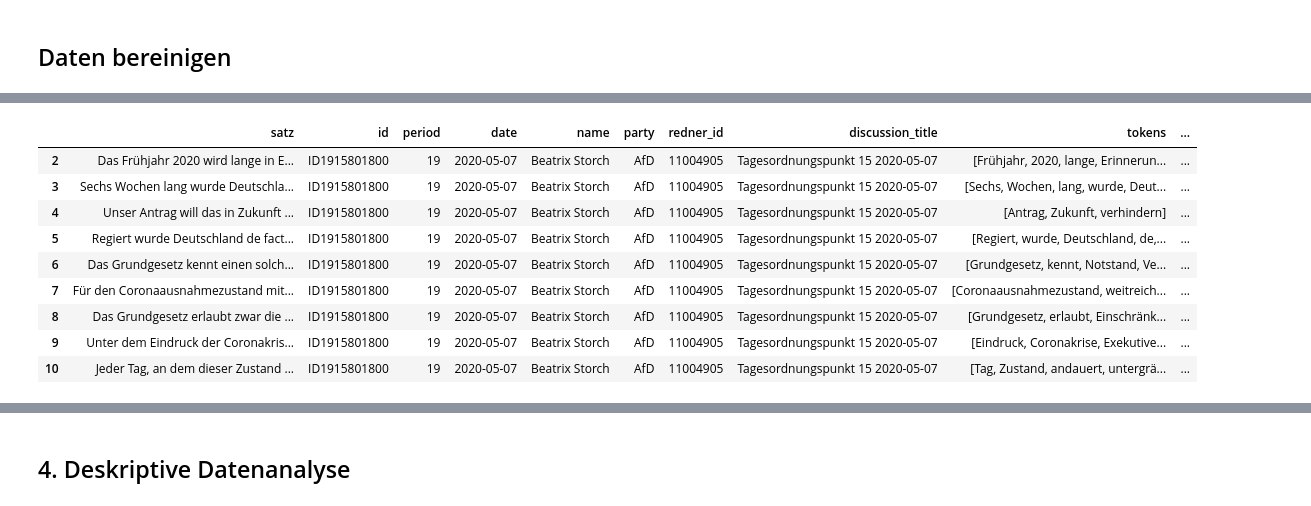
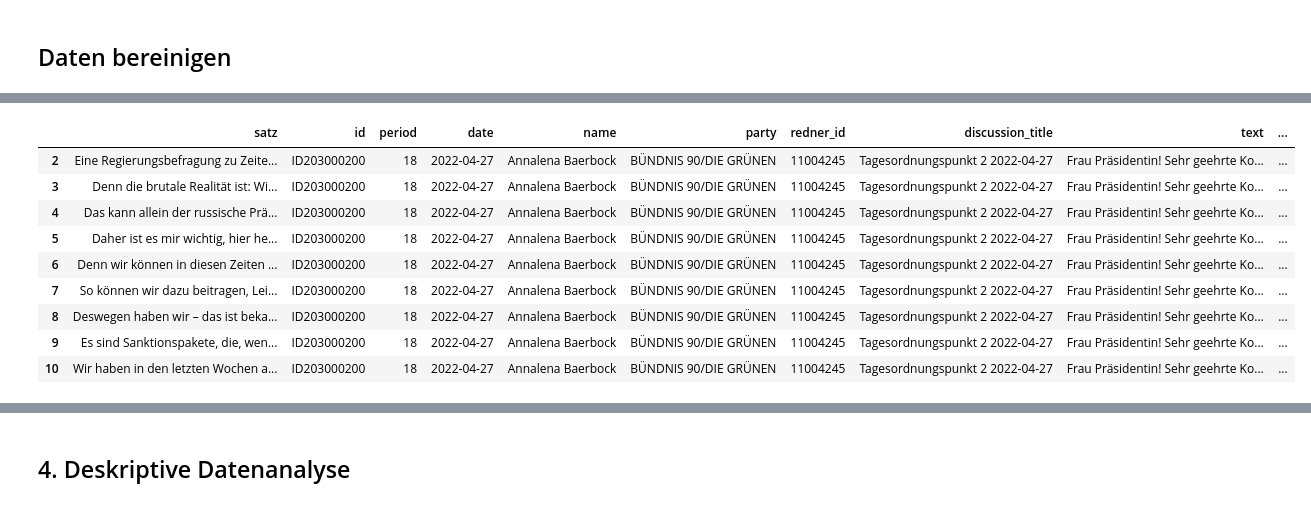
Before and after one commit to PHofmannn/Politische-Debatten, a Jupyter notebook: Data_Preprocessing.ipynb, the cells around one changed output, grey strips where cells are left out. Cells and saved outputs as stored; diff of their text form; code cells hidden in the pictures.

```diff
--- a/Data_Preprocessing.ipynb
+++ b/Data_Preprocessing.ipynb
@@ -328,13 +42,13 @@ def plot_sentiment_wordclouds(df):
 ### Datensatz einlesen
 # %%
 # df Legislaturperiode 2019 (24.10.2017-26.09.21)
-df19 = pd.read_json('/Users/paulahofmann/Library/CloudStorage/OneDrive-Persönlich/Uni/2. Lernpools Master/3. Semester/Soziologie/Data/speeches_19.jsonl', lines=True)
+df19 = pd.read_json(r"C:\Users\paula\OneDrive\Uni\2. Lernpools Master\3. Semester\Soziologie\Data\speeches_19.jsonl", lines=True)
 df19['date'] = pd.to_datetime(df19['date'])
 df19.sort_values(by='date')
 
 
 # df Legislaturperiode 2020 (24.10.2017-26.09.21)
-df20 = pd.read_json('/Users/paulahofmann/Library/CloudStorage/OneDrive-Persönlich/Uni/2. Lernpools Master/3. Semester/Soziologie/Data/speeches_20.jsonl', lines=True)
+df20 = pd.read_json(r"C:\Users\paula\OneDrive\Uni\2. Lernpools Master\3. Semester\Soziologie\Data\speeches_20.jsonl", lines=True)
 df20['date'] = pd.to_datetime(df20['date'])
 df20.sort_values(by='date')
 # %% [output]
@@ -351,15 +65,20 @@ df20.sort_values(by='date')
 | 9138 | Frau Präsidentin! Herr Staatssekr... | ID209804000 | 18 | 2023-04-21 | Mechthilde Wittmann | CDU/CSU | 11005261 | Tagesordnungspunkt 13 2023-04-21 |
 | 9164 | Frau Präsidentin! Meine Damen und... | ID209806600 | 18 | 2023-04-21 | Sascha Müller | BÜNDNIS 90/DIE GRÜNEN | 11005162 | Tagesordnungspunkt 22 2023-04-21 |
 10791 rows × 8 columns
+# %%
+# Im Nächsten Schritt filtern wir den Dataframe aus der 19 Periode auf die passenden Zeiträume, da wir nur die Reden im Zeitraum von Corona erhalten wollen 09.03.2020
+start_date = pd.to_datetime('2020-02-25')
+df19_filtered = df19[df19['date'] >= start_date]
 # %%
 # Festlegung der Keywords nach den gesucht werden soll
-keywords = ['Covid-19', 'Freiheit', 'Recht','Impfung', 'Einschränkung']
+keywords = ['Covid-19']
 
 # Aufruf der Methode, um die Reden zu erhalten, die entsprechende Keywords haben.
-df_2020_05 = filter_dataframe_by_keywords_with_synonyms(df19, keywords)
+df19_Covid = Sentiment_Methods.filter_dataframe_by_keywords_with_synonyms(df19_filtered, keywords)
 
+#
+df20_Covid = Sentiment_Methods.filter_dataframe_by_keywords_with_synonyms(df20, keywords)
 
 # Ausgabe der gefundenen Reden
-print(df_2020_05)
-df_2020_05.head(4)
+df19_Covid.head(4)
 # %% [output]
@@ -368,9 +142,8 @@ NameError: name 'df19' is not defined
 ### Datensatz bearbeiten
 # %%
 #Methodenaufruf, indem df durch Satztokenisierung umgewandelt wird und in neuen df_grundrechte gespeichert wird: Jede Zeile enthält einen Satz
-df_grundrechte = tokenize_and_split_sentences (df_2020_05)
-
-df_grundrechte.head(15)
+df19_Covid_Split = Sentiment_Methods.tokenize_and_split_sentences (df19_Covid)
+df20_Covid_Split = Sentiment_Methods.tokenize_and_split_sentences (df20_Covid)
 # %% [markdown]
 ## Daten bereinigen
 # %%
@@ -378,11 +151,13 @@ import nltk
 nltk.download('stopwords')
 
 #Festlegen einer eigenen Stoppwortliste
-my_stopwords = ['ministerin', 'minister', 'kollege', 'kollegin', 'präsidentin', 'kolleginnen', 'kollegen', 'frau', 'herr', 'mann', 'geehrte', 'geehrter', 'liebe', 'lieber', 'damen', 'herren', 'präsident']
+my_stopwords = ['ministerin', 'minister', 'kollege', 'kollegin', 'präsidentin', 'kolleginnen', 'kollegen', 'frau', 'herr', 'mann', 'geehrte', 'geehrter', 'liebe', 'lieber', 'damen', 'herren', 'präsident', 'vielen dank','dank','redner','rednerin']
 
 #Methodenaufruf clean_text zur Textverarbeitung
-df_grundrechte_cleaned = clean_text(df_grundrechte, my_stopwords)
+df19_Covid_cleaned = Sentiment_Methods.clean_text(df19_Covid_Split, my_stopwords)
+df19_Covid_cleaned.head(9)
 
-df_grundrechte_cleaned.head(9)
+df20_Covid_cleaned = Sentiment_Methods.clean_text(df20_Covid_Split, my_stopwords)
+df20_Covid_cleaned.head(9)
 # %% [output]
 [nltk_data] Downloading package stopwords to
@@ -390,11 +165,11 @@ df_grundrechte_cleaned.head(9)
 [nltk_data]   Package stopwords is already up-to-date!
-|  | satz | id | period | date | name | party | redner_id | discussion_title | tokens | ... |
-| 2 | Das Frühjahr 2020 wird lange in E... | ID1915801800 | 19 | 2020-05-07 | Beatrix Storch | AfD | 11004905 | Tagesordnungspunkt 15 2020-05-07 | [Frühjahr, 2020, lange, Erinnerun... | ... |
-| 3 | Sechs Wochen lang wurde Deutschla... | ID1915801800 | 19 | 2020-05-07 | Beatrix Storch | AfD | 11004905 | Tagesordnungspunkt 15 2020-05-07 | [Sechs, Wochen, lang, wurde, Deut... | ... |
-| 4 | Unser Antrag will das in Zukunft ... | ID1915801800 | 19 | 2020-05-07 | Beatrix Storch | AfD | 11004905 | Tagesordnungspunkt 15 2020-05-07 | [Antrag, Zukunft, verhindern] | ... |
-| 5 | Regiert wurde Deutschland de fact... | ID1915801800 | 19 | 2020-05-07 | Beatrix Storch | AfD | 11004905 | Tagesordnungspunkt 15 2020-05-07 | [Regiert, wurde, Deutschland, de,... | ... |
-| 6 | Das Grundgesetz kennt einen solch... | ID1915801800 | 19 | 2020-05-07 | Beatrix Storch | AfD | 11004905 | Tagesordnungspunkt 15 2020-05-07 | [Grundgesetz, kennt, Notstand, Ve... | ... |
-| 7 | Für den Coronaausnahmezustand mit... | ID1915801800 | 19 | 2020-05-07 | Beatrix Storch | AfD | 11004905 | Tagesordnungspunkt 15 2020-05-07 | [Coronaausnahmezustand, weitreich... | ... |
-| 8 | Das Grundgesetz erlaubt zwar die ... | ID1915801800 | 19 | 2020-05-07 | Beatrix Storch | AfD | 11004905 | Tagesordnungspunkt 15 2020-05-07 | [Grundgesetz, erlaubt, Einschränk... | ... |
-| 9 | Unter dem Eindruck der Coronakris... | ID1915801800 | 19 | 2020-05-07 | Beatrix Storch | AfD | 11004905 | Tagesordnungspunkt 15 2020-05-07 | [Eindruck, Coronakrise, Exekutive... | ... |
-| 10 | Jeder Tag, an dem dieser Zustand ... | ID1915801800 | 19 | 2020-05-07 | Beatrix Storch | AfD | 11004905 | Tagesordnungspunkt 15 2020-05-07 | [Tag, Zustand, andauert, untergrä... | ... |
+|  | satz | id | period | date | name | party | redner_id | discussion_title | text | ... |
+| 2 | Eine Regierungsbefragung zu Zeite... | ID203000200 | 18 | 2022-04-27 | Annalena Baerbock | BÜNDNIS 90/DIE GRÜNEN | 11004245 | Tagesordnungspunkt 2 2022-04-27 | Frau Präsidentin! Sehr geehrte Ko... | ... |
+| 3 | Denn die brutale Realität ist: Wi... | ID203000200 | 18 | 2022-04-27 | Annalena Baerbock | BÜNDNIS 90/DIE GRÜNEN | 11004245 | Tagesordnungspunkt 2 2022-04-27 | Frau Präsidentin! Sehr geehrte Ko... | ... |
+| 4 | Das kann allein der russische Prä... | ID203000200 | 18 | 2022-04-27 | Annalena Baerbock | BÜNDNIS 90/DIE GRÜNEN | 11004245 | Tagesordnungspunkt 2 2022-04-27 | Frau Präsidentin! Sehr geehrte Ko... | ... |
+| 5 | Daher ist es mir wichtig, hier he... | ID203000200 | 18 | 2022-04-27 | Annalena Baerbock | BÜNDNIS 90/DIE GRÜNEN | 11004245 | Tagesordnungspunkt 2 2022-04-27 | Frau Präsidentin! Sehr geehrte Ko... | ... |
+| 6 | Denn wir können in diesen Zeiten ... | ID203000200 | 18 | 2022-04-27 | Annalena Baerbock | BÜNDNIS 90/DIE GRÜNEN | 11004245 | Tagesordnungspunkt 2 2022-04-27 | Frau Präsidentin! Sehr geehrte Ko... | ... |
+| 7 | So können wir dazu beitragen, Lei... | ID203000200 | 18 | 2022-04-27 | Annalena Baerbock | BÜNDNIS 90/DIE GRÜNEN | 11004245 | Tagesordnungspunkt 2 2022-04-27 | Frau Präsidentin! Sehr geehrte Ko... | ... |
+| 8 | Deswegen haben wir – das ist beka... | ID203000200 | 18 | 2022-04-27 | Annalena Baerbock | BÜNDNIS 90/DIE GRÜNEN | 11004245 | Tagesordnungspunkt 2 2022-04-27 | Frau Präsidentin! Sehr geehrte Ko... | ... |
+| 9 | Es sind Sanktionspakete, die, wen... | ID203000200 | 18 | 2022-04-27 | Annalena Baerbock | BÜNDNIS 90/DIE GRÜNEN | 11004245 | Tagesordnungspunkt 2 2022-04-27 | Frau Präsidentin! Sehr geehrte Ko... | ... |
+| 10 | Wir haben in den letzten Wochen a... | ID203000200 | 18 | 2022-04-27 | Annalena Baerbock | BÜNDNIS 90/DIE GRÜNEN | 11004245 | Tagesordnungspunkt 2 2022-04-27 | Frau Präsidentin! Sehr geehrte Ko... | ... |
```
Also changed, not shown: parts of 15 cells of this notebook, 2 other files.
